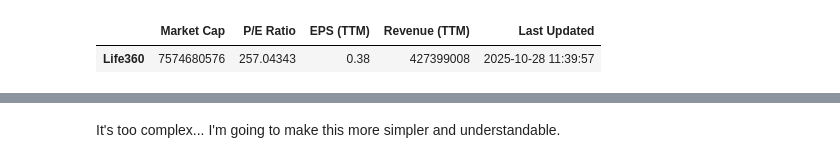
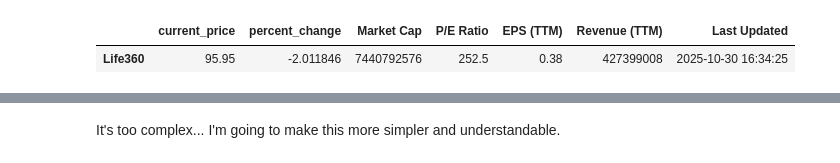
Before and after one commit to imdevean/life360-stock-dashboard, a Jupyter notebook: notebooks/01_data_pull.ipynb, the cells around one changed output, grey strips where cells are left out. Drawn from its saved outputs; the diff is of its cells as text; code cells hidden in the pictures.

```diff
--- a/notebooks/01_data_pull.ipynb
+++ b/notebooks/01_data_pull.ipynb
@@ -21,20 +21,22 @@ Change: -0.19%
 # %%
 # Extract key metrics
 metrics = {
+    "current_price" : current_price,
+    "percent_change" : percent_change,
     "Market Cap": info.get("marketCap"),
     "P/E Ratio": info.get("trailingPE"),
     "EPS (TTM)": info.get("trailingEps"),
     "Revenue (TTM)": info.get("totalRevenue"),
     "Last Updated": datetime.now().strftime("%Y-%m-%d %H:%M:%S")
 }
 
 df_metrics = pd.DataFrame(metrics, index=["Life360"])
 display(df_metrics)
 
 df_metrics.to_csv("../data/processed/lif_metrics.csv", index=False)
 # %% [output]
-|  | Market Cap | P/E Ratio | EPS (TTM) | Revenue (TTM) | Last Updated |
-| Life360 | 7574680576 | 257.04343 | 0.38 | 427399008 | 2025-10-28 11:39:57 |
+|  | current_price | percent_change | Market Cap | P/E Ratio | EPS (TTM) | Revenue (TTM) | Last Updated |
+| Life360 | 95.95 | -2.011846 | 7440792576 | 252.5 | 0.38 | 427399008 | 2025-10-30 16:34:25 |
 # %%
 #YTD PERFORMANCE DATA
 # Get 1 year of daily data
```
Also changed, not shown: parts of 10 cells of this notebook, 1 other file.
